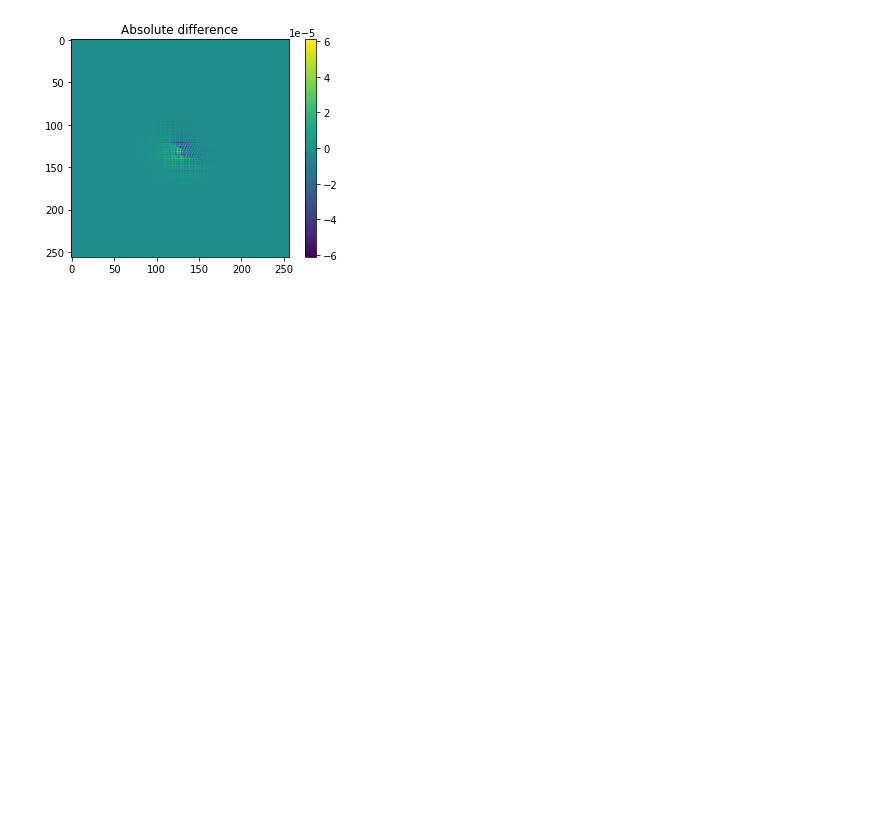
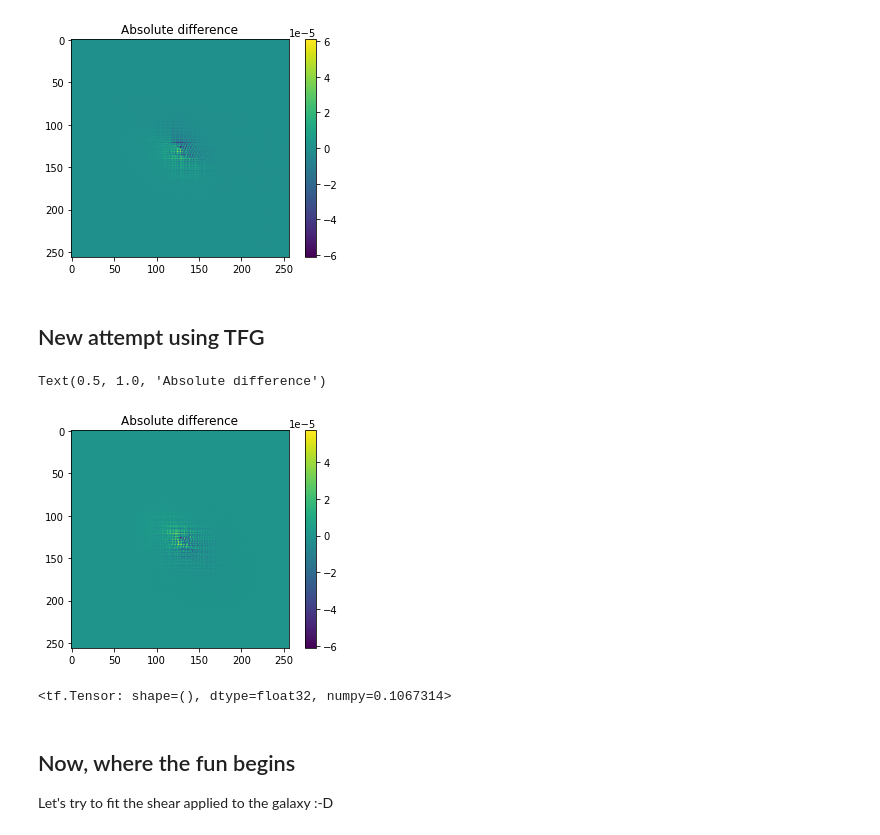
Before and after one commit to DifferentiableUniverseInitiative/GalFlow, a Jupyter notebook: notebooks/Shear_transformation.ipynb, the cells around one changed output. Drawn from its saved outputs; the diff is of its cells as text; code cells hidden in the pictures; blank space fills up the shorter version.

Commit message:
Adds working demo using TFG

```diff
--- a/notebooks/Shear_transformation.ipynb
+++ b/notebooks/Shear_transformation.ipynb
@@ -132,3 +132,5 @@ res = g.gradient(img2, g1)
 res
 # %%
 # There is no gradient :'-(
+# %% [markdown]
+## New attempt using TFG
@@ -134,0 +140,24 @@ res
+# %%
+img = tf.convert_to_tensor(image_original)
+# %%
+@tf.function
+def apply_shear2(img, g1, g2):
+    # Compute the jacobian for some shear (see here https://github.com/GalSim-developers/GalSim/blob/013292ad45b6ef715acf70976e94fe21f624ee4c/galsim/shear.py#L384)
+    jac = tf.convert_to_tensor([[ 1. + g1,    g2   ],
+                                [  g2    , 1. - g1 ]]) / tf.sqrt(1.- (g1**2 + g2**2))
+    jac = tf.linalg.inv(jac)
+    img = tf.reshape(img, [1,256,256,1])
+    transform = tf.convert_to_tensor([[jac[0,0], jac[0,1], ((1-jac[0,0]) - jac[0,1])*256/2],
+                                      [jac[1,0], jac[1,1], ((1-jac[1,1]) - jac[1,0])*256/2],
+                                      [0., 0., 1.]])
+    transform = tf.reshape(transform, [1,3,3])
+    return perspective_transform(img, transform_matrix=transform)
+# %%
+img = tf.convert_to_tensor(image_original)
+img3 = apply_shear2(img, g1, g2)
+# %%
+imshow((img3.numpy()[0,:,:,0] - image_shear)); colorbar();
+title('Absolute difference')
+# %% [output]
+Text(0.5, 1.0, 'Absolute difference')
+[figure, added]
@@ -134,0 +174,4 @@ res
+# %%
+res
+# %% [output]
+<tf.Tensor: shape=(), dtype=float32, numpy=0.1067314>
@@ -134,0 +180,4 @@ res
+# %% [markdown]
+## Now, where the fun begins
+
+Let's try to fit the shear applied to the galaxy :-D
```
Also changed, not shown: parts of 10 cells of this notebook.
